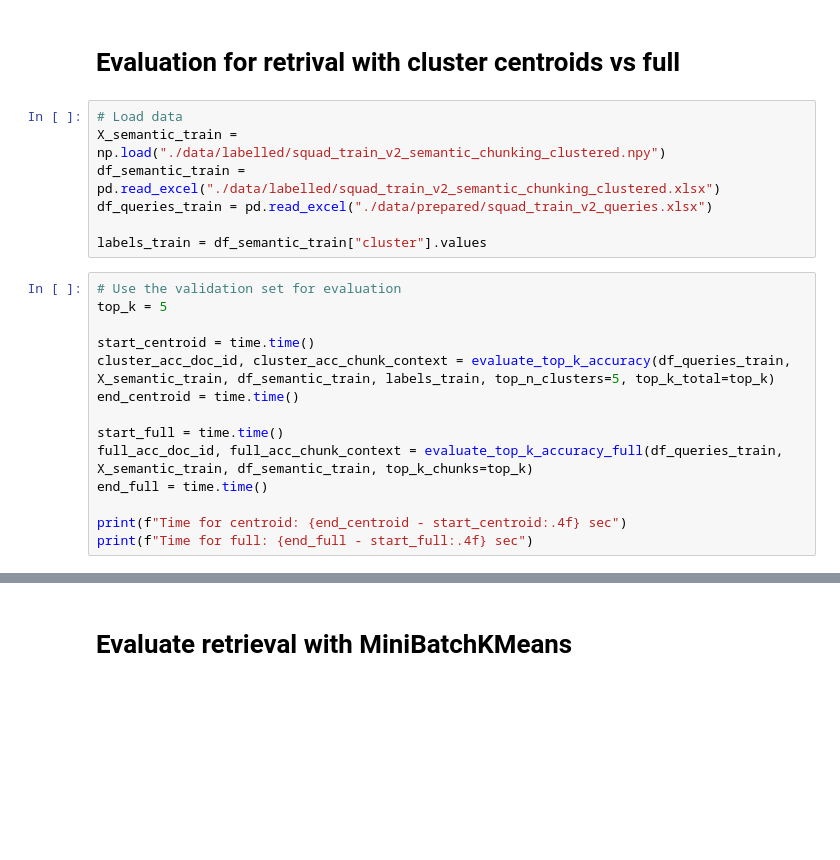
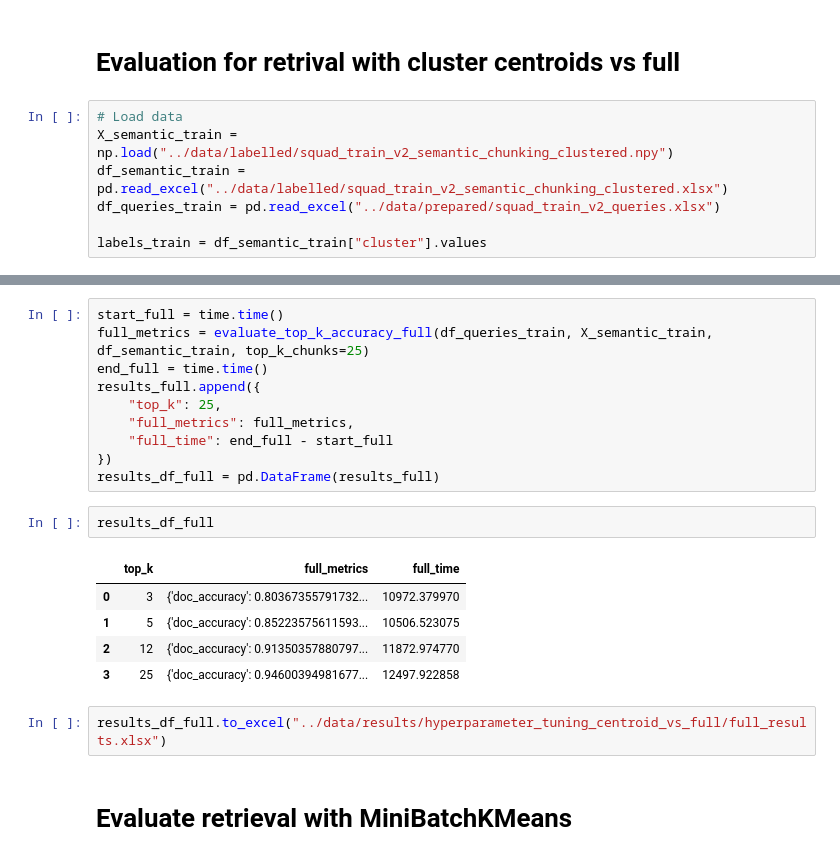
Before and after one commit to czotterbenedek/szakdoga_tdk, a Jupyter notebook: notebooks_for_running/_retrieval.ipynb, the cells around one changed output, grey strips where cells are left out. Cells and saved outputs as stored; diff of their text form; blank space fills up the shorter version.

```diff
--- a/notebooks_for_running/_retrieval.ipynb
+++ b/notebooks_for_running/_retrieval.ipynb
@@ -426,22 +461,8 @@ Full retrieval:
 # Evaluation for retrival with cluster centroids vs full
 # %%
 # Load data
-X_semantic_train = np.load("./data/labelled/squad_train_v2_semantic_chunking_clustered.npy")
-df_semantic_train = pd.read_excel("./data/labelled/squad_train_v2_semantic_chunking_clustered.xlsx")
-df_queries_train = pd.read_excel("./data/prepared/squad_train_v2_queries.xlsx")
+X_semantic_train = np.load("../data/labelled/squad_train_v2_semantic_chunking_clustered.npy")
+df_semantic_train = pd.read_excel("../data/labelled/squad_train_v2_semantic_chunking_clustered.xlsx")
+df_queries_train = pd.read_excel("../data/prepared/squad_train_v2_queries.xlsx")
 
 labels_train = df_semantic_train["cluster"].values
-# %%
-# Use the validation set for evaluation
-top_k = 5
-
-start_centroid = time.time()
-cluster_acc_doc_id, cluster_acc_chunk_context = evaluate_top_k_accuracy(df_queries_train, X_semantic_train, df_semantic_train, labels_train, top_n_clusters=5, top_k_total=top_k)
-end_centroid = time.time()
-
-start_full = time.time()
-full_acc_doc_id, full_acc_chunk_context = evaluate_top_k_accuracy_full(df_queries_train, X_semantic_train, df_semantic_train, top_k_chunks=top_k)
-end_full = time.time()
-
-print(f"Time for centroid: {end_centroid - start_centroid:.4f} sec")
-print(f"Time for full: {end_full - start_full:.4f} sec")
@@ -465,3 +517,23 @@ Doc accuracy: 0.8522, Chunk accuracy: 0.7841, Relative chunk/doc accuracy: 0.920
+# %%
+start_full = time.time()
+full_metrics = evaluate_top_k_accuracy_full(df_queries_train, X_semantic_train, df_semantic_train, top_k_chunks=25)
+end_full = time.time()
+results_full.append({
+    "top_k": 25,
+    "full_metrics": full_metrics,
+    "full_time": end_full - start_full
+})
+results_df_full = pd.DataFrame(results_full)
+# %%
+results_df_full
+# %% [output]
+|  | top_k | full_metrics | full_time |
+| 0 | 3 | {'doc_accuracy': 0.80367355791732... | 10972.379970 |
+| 1 | 5 | {'doc_accuracy': 0.85223575611593... | 10506.523075 |
+| 2 | 12 | {'doc_accuracy': 0.91350357880797... | 11872.974770 |
+| 3 | 25 | {'doc_accuracy': 0.94600394981677... | 12497.922858 |
+# %%
+results_df_full.to_excel("../data/results/hyperparameter_tuning_centroid_vs_full/full_results.xlsx")
 # %% [markdown]
 # Evaluate retrieval with MiniBatchKMeans
 # %%
```
Also changed, not shown: parts of 12 cells of this notebook.
